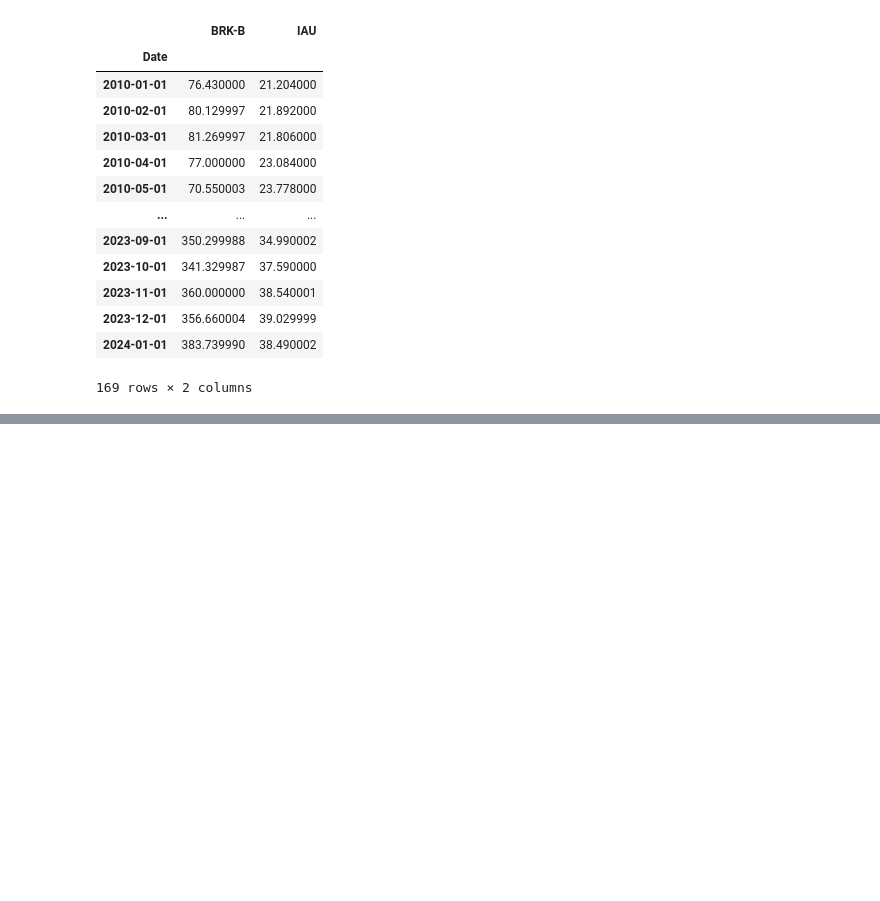
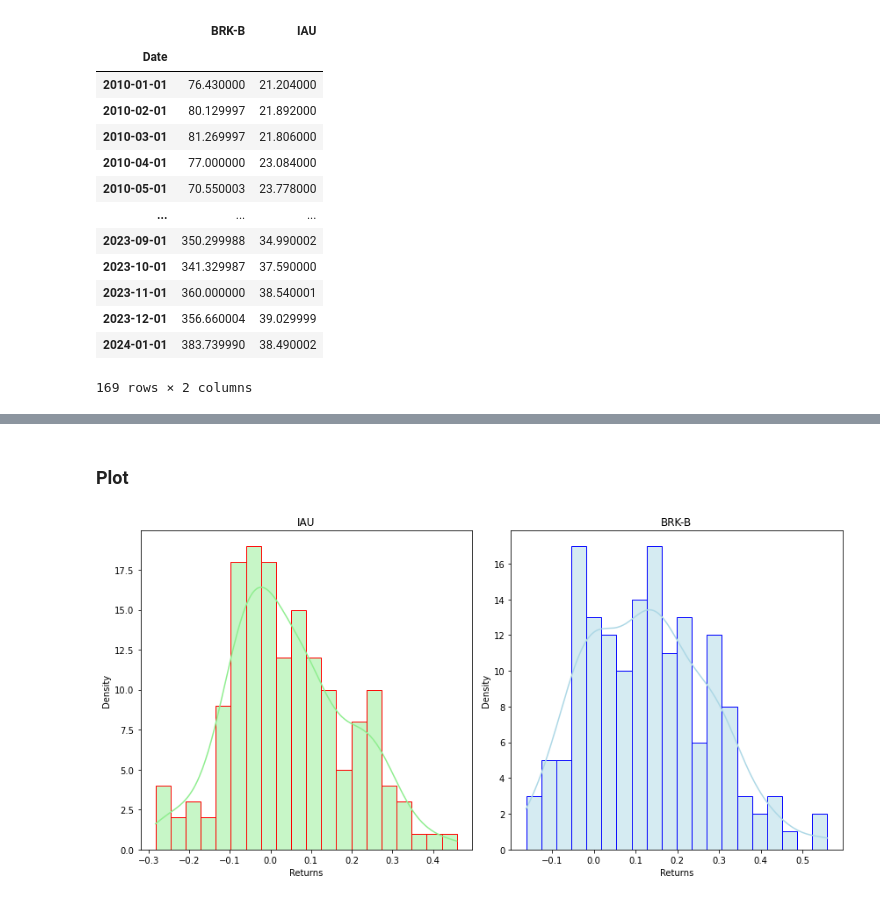
Before and after one commit to UlissesMorais/N-assets-allocation-simulation-model, a Jupyter notebook: historical-returns.ipynb, the cells around one changed output, grey strips where cells are left out. Drawn from its saved outputs; the diff is of its cells as text; code cells hidden in the pictures; blank space fills up the shorter version.

Commit message:
Calculate returns and plot

```diff
--- a/historical-returns.ipynb
+++ b/historical-returns.ipynb
@@ -85,0 +91,5 @@ memory usage: 4.0 KB
+# %%
+returns_yoy = df_close.copy().pct_change(periods=12).dropna()
+
+display(returns_yoy.describe())
+returns_yoy.head(3)
@@ -85,0 +111,24 @@ memory usage: 4.0 KB
+# %% [markdown]
+### Plot
+# %%
+display()
+
+# Create two separate plots using histplot
+plt.figure(figsize=(12, 6))
+
+plt.subplot(1, 2, 1)  # First subplot
+sns.histplot(data=returns_yoy, x=tickers[0], bins=20, kde=True, color='lightgreen', edgecolor='red')
+plt.title(tickers[0])
+plt.xlabel('Returns')
+plt.ylabel('Density')
+
+plt.subplot(1, 2, 2)  # Second subplot
+sns.histplot(data=returns_yoy, x=tickers[1], bins=20, kde=True, color='lightblue', edgecolor='blue')
+plt.title(tickers[1])
+plt.xlabel('Returns')
+plt.ylabel('Density')
+
+plt.tight_layout()
+plt.show()
+# %% [output]
+[figure, added]
```
Also changed, not shown: parts of 8 cells of this notebook.
